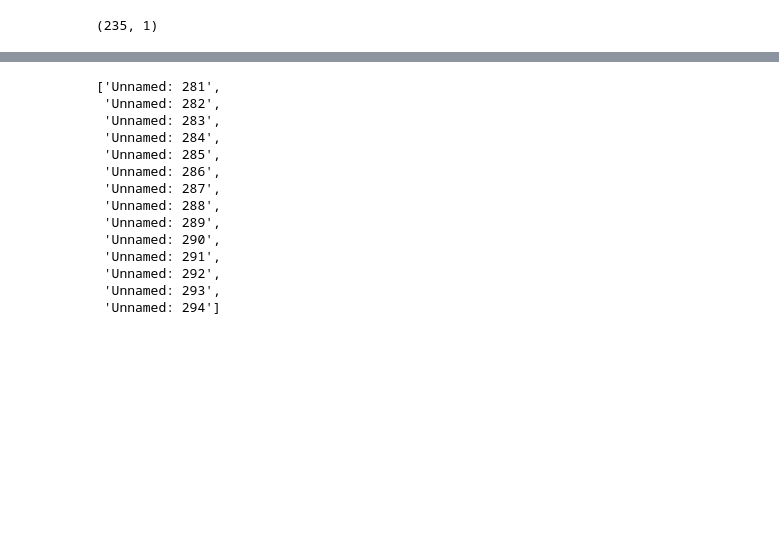
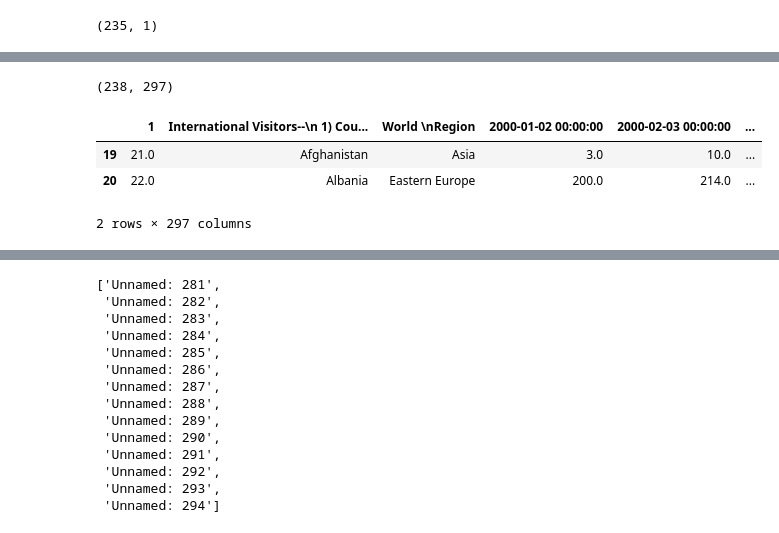
Before and after one commit to lalitpandey02/PythonNotebooks, a Jupyter notebook: BW_12_Tourism.ipynb, the cells around one changed output, grey strips where cells are left out. Drawn from its saved outputs; the diff is of its cells as text; code cells hidden in the pictures; blank space fills up the shorter version.

```diff
--- a/BW_12_Tourism.ipynb
+++ b/BW_12_Tourism.ipynb
@@ -112,0 +58,9 @@ travel_df
+# %%
+print(travel_df.shape)
+travel_df.head(2)
+# %% [output]
+(238, 297)
+|  | 1 | International Visitors--\n 1) Cou... | World \nRegion | 2000-01-02 00:00:00 | 2000-02-03 00:00:00 | ... |
+| 19 | 21.0 | Afghanistan | Asia | 3.0 | 10.0 | ... |
+| 20 | 22.0 | Albania | Eastern Europe | 200.0 | 214.0 | ... |
+2 rows × 297 columns
```
Also changed, not shown: parts of 34 cells of this notebook.
